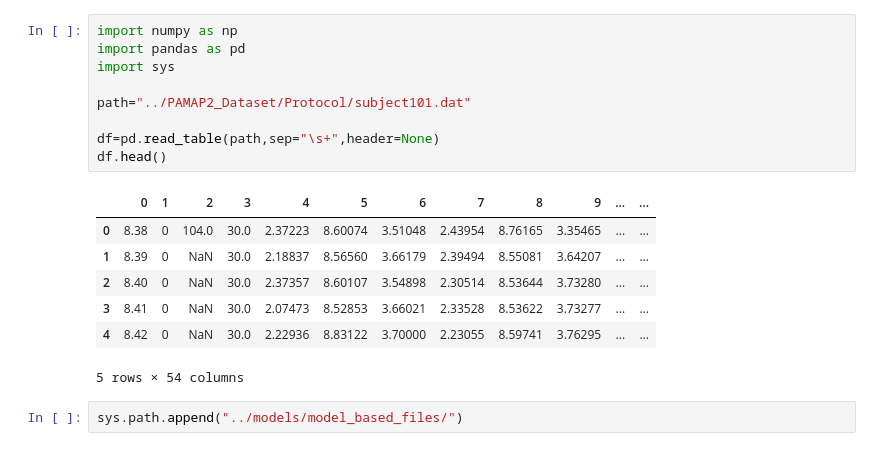
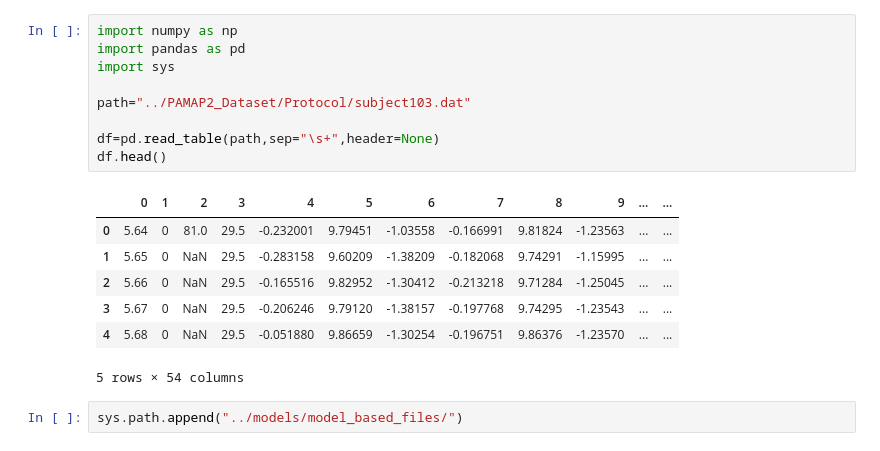
Before and after one commit to Prakyathkantharaju/Thesis_Speed_estimation, a Jupyter notebook: Processing/PAMAP2.ipynb, the cells around one changed output. Drawn from its saved outputs; the diff is of its cells as text.

```diff
--- a/Processing/PAMAP2.ipynb
+++ b/Processing/PAMAP2.ipynb
@@ -1,19 +1,19 @@
 # %%
 import numpy as np
 import pandas as pd
 import sys
 
-path="../PAMAP2_Dataset/Protocol/subject101.dat"
+path="../PAMAP2_Dataset/Protocol/subject103.dat"
 
 df=pd.read_table(path,sep="\s+",header=None)
 df.head()
 # %% [output]
 |  | 0 | 1 | 2 | 3 | 4 | 5 | 6 | 7 | 8 | 9 | ... | ... |
-| 0 | 8.38 | 0 | 104.0 | 30.0 | 2.37223 | 8.60074 | 3.51048 | 2.43954 | 8.76165 | 3.35465 | ... | ... |
-| 1 | 8.39 | 0 | NaN | 30.0 | 2.18837 | 8.56560 | 3.66179 | 2.39494 | 8.55081 | 3.64207 | ... | ... |
-| 2 | 8.40 | 0 | NaN | 30.0 | 2.37357 | 8.60107 | 3.54898 | 2.30514 | 8.53644 | 3.73280 | ... | ... |
-| 3 | 8.41 | 0 | NaN | 30.0 | 2.07473 | 8.52853 | 3.66021 | 2.33528 | 8.53622 | 3.73277 | ... | ... |
-| 4 | 8.42 | 0 | NaN | 30.0 | 2.22936 | 8.83122 | 3.70000 | 2.23055 | 8.59741 | 3.76295 | ... | ... |
+| 0 | 5.64 | 0 | 81.0 | 29.5 | -0.232001 | 9.79451 | -1.03558 | -0.166991 | 9.81824 | -1.23563 | ... | ... |
+| 1 | 5.65 | 0 | NaN | 29.5 | -0.283158 | 9.60209 | -1.38209 | -0.182068 | 9.74291 | -1.15995 | ... | ... |
+| 2 | 5.66 | 0 | NaN | 29.5 | -0.165516 | 9.82952 | -1.30412 | -0.213218 | 9.71284 | -1.25045 | ... | ... |
+| 3 | 5.67 | 0 | NaN | 29.5 | -0.206246 | 9.79120 | -1.38157 | -0.197768 | 9.74295 | -1.23543 | ... | ... |
+| 4 | 5.68 | 0 | NaN | 29.5 | -0.051880 | 9.86659 | -1.30254 | -0.196751 | 9.86376 | -1.23570 | ... | ... |
 5 rows × 54 columns
 # %%
 sys.path.append("../models/model_based_files/")
```
Also changed, not shown: parts of 9 cells of this notebook, 1 other file.
